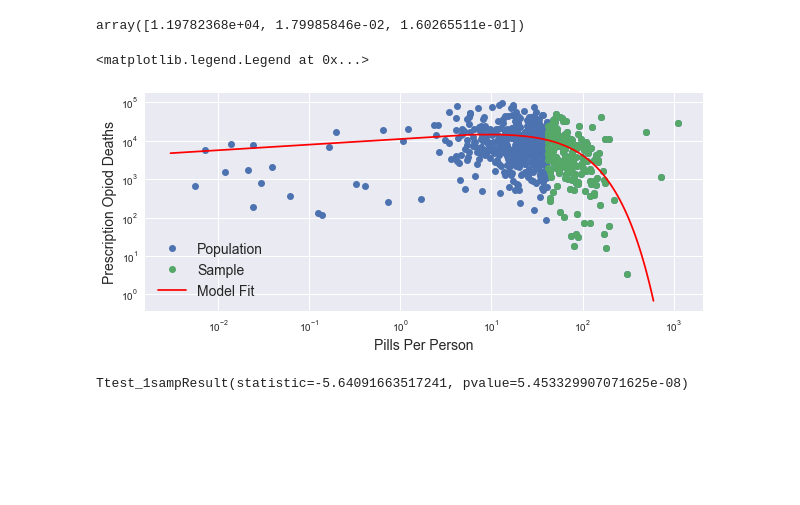
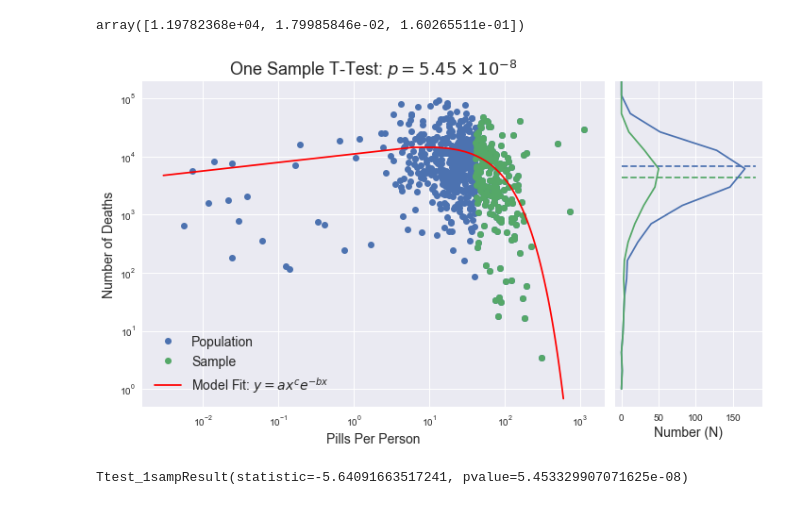
Before and after one commit to davidjaimes/pain-pills-in-the-usa, a Jupyter notebook: David/analysis/pill-rate-vs-deaths.ipynb, the cells around one changed output. Saved outputs shown, nothing was run; the diff lists cells and outputs as text; code cells hidden in the pictures; blank space fills up the shorter version.

Commit message:
add number of deaths vs pill rates

```diff
--- a/David/analysis/pill-rate-vs-deaths.ipynb
+++ b/David/analysis/pill-rate-vs-deaths.ipynb
@@ -40,26 +40,42 @@ array([1.19782368e+04, 1.79985846e-02, 1.60265511e-01])
 # %%
 w = population['PPP'] > population['PPP'].mean()
 sample = population[w]
 
+import matplotlib.gridspec as gridspec
 plt.style.use('seaborn')
-plt.figure(figsize=(10, 4))
+plt.figure(figsize=(10, 6))
+gs = gridspec.GridSpec(1, 4)
+
+plt.subplot(gs[0, :-1])
 plt.plot(population['PPP'], population['Deaths'], 'o', label='Population')
 plt.plot(sample['PPP'], sample['Deaths'], 'o', label='Sample')
-
 xf = np.linspace(3e-3, 6e2, 100)
-plt.plot(xf, powlaw(xf, *popt), 'r-', label='Model Fit')
-
-plt.title('')
-plt.xlabel('Pills Per Person', size=14)
-plt.ylabel('Prescription Opiod Deaths', size=14)
-
+plt.plot(xf, powlaw(xf, *popt), 'r-', label=r'Model Fit: $y=ax^ce^{-bx}$')
+plt.legend(loc=3, fontsize=14)
 plt.xscale('log')
 plt.yscale('log')
+plt.title(r'One Sample T-Test: $p=5.45 \times 10^{-8}$', size=18)
+plt.xlabel('Pills Per Person', size=14)
+plt.ylabel('Number of Deaths', size=14)
+plt.ylim(5e-1, 2e5)
 
-plt.legend(loc=3, fontsize=14)
+plt.subplot(gs[0, 3])
+nbins = 20
+vert_hist = np.histogram(population['Deaths'], bins=np.logspace(0, 6, nbins))
+plt.plot(vert_hist[0], vert_hist[1][:-1], '-')
+vert_hist = np.histogram(sample['Deaths'], bins=np.logspace(0, 6, nbins))
+plt.plot(vert_hist[0], vert_hist[1][:-1], '-')
+plt.yscale('log')
+plt.ylim(5e-1, 2e5)
+plt.yticks(np.logspace(0, 5, 6), ['']*6)
+plt.xlabel('Number (N)', size=14)
+plt.hlines(population['Deaths'].median(), 0, 180, color='C0', ls='--')
+plt.hlines(sample['Deaths'].median(), 0, 180, color='C1', ls='--')
+
+plt.tight_layout()
+plt.savefig('images/n-deaths-vs-pill-rate.png', dpi=300)
 # %% [output]
-<matplotlib.legend.Legend at 0x...>
-[figure, old version]
+[figure, new version]
 # %%
 stats.ttest_1samp(sample['Deaths'], population['Deaths'].mean())
 # %% [output]
```
Also changed, not shown: 4 other files.
